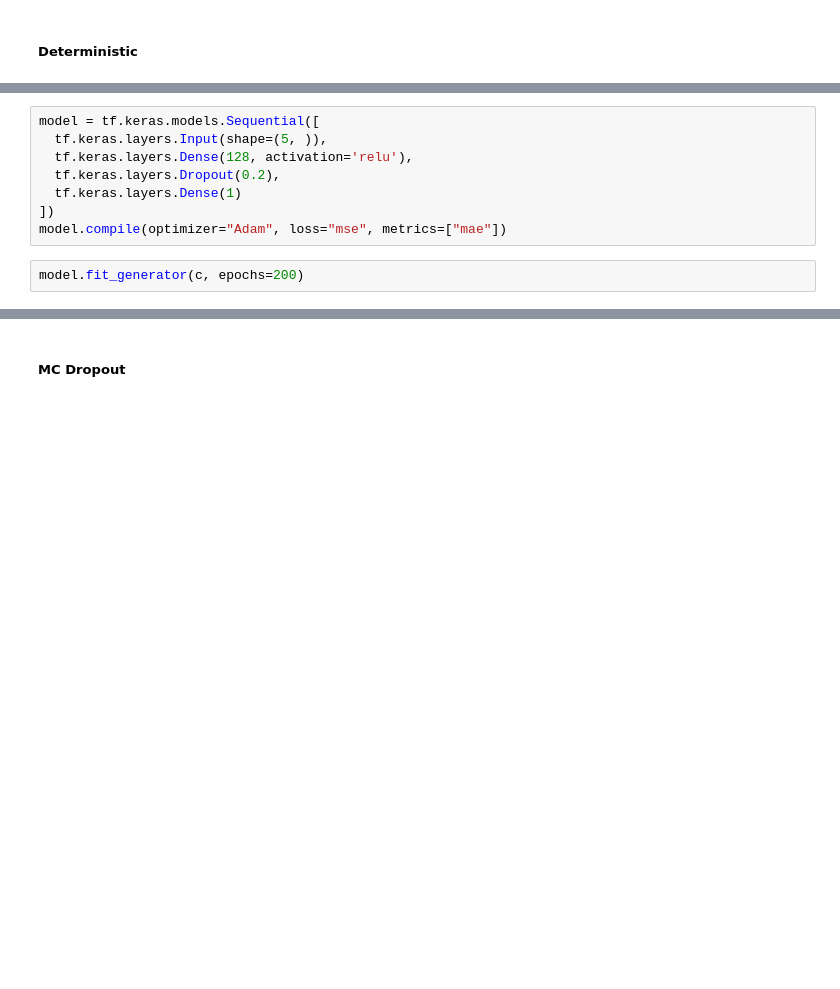
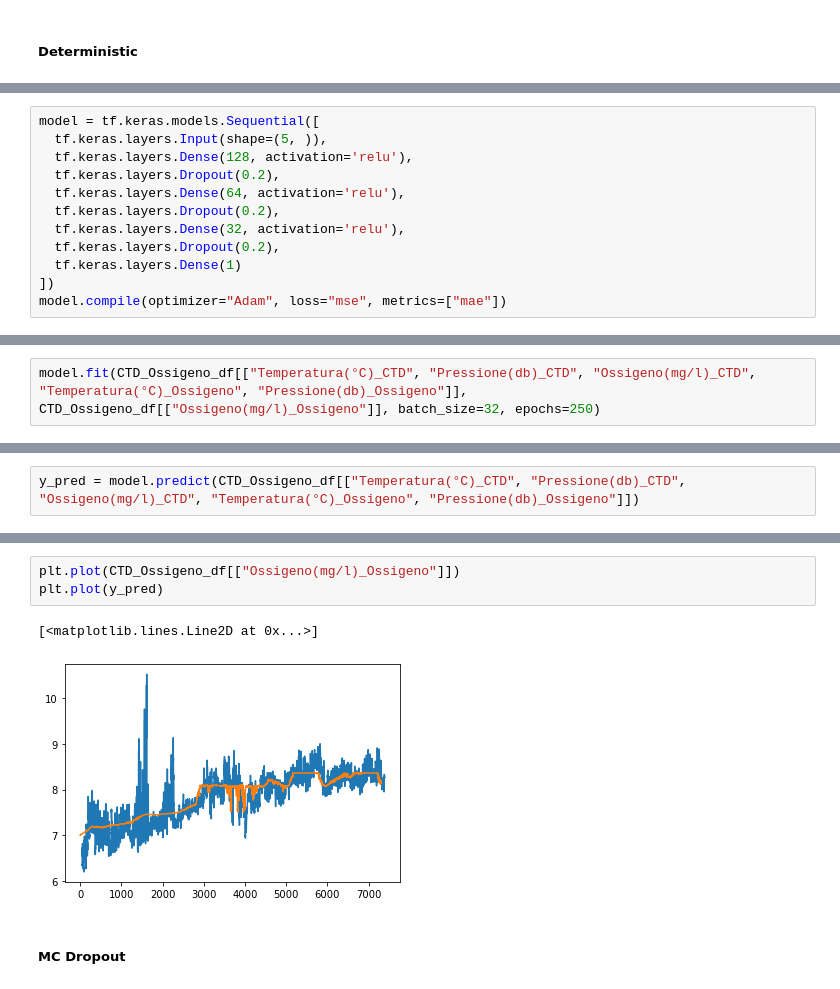
Before and after one commit to Multifaceted/Marine, a Jupyter notebook: Variational with Comments.ipynb, the cells around one changed output, grey strips where cells are left out. Drawn from its saved outputs; the diff is of its cells as text; blank space fills up the shorter version.

```diff
--- a/Variational with Comments.ipynb
+++ b/Variational with Comments.ipynb
@@ -238,8 +285,10 @@ model = tf.keras.models.Sequential([
   tf.keras.layers.Input(shape=(5, )),
   tf.keras.layers.Dense(128, activation='relu'),
   tf.keras.layers.Dropout(0.2),
+  tf.keras.layers.Dense(64, activation='relu'),
+  tf.keras.layers.Dropout(0.2),
+  tf.keras.layers.Dense(32, activation='relu'),
+  tf.keras.layers.Dropout(0.2),
   tf.keras.layers.Dense(1)
 ])
 model.compile(optimizer="Adam", loss="mse", metrics=["mae"])
-# %%
-model.fit_generator(c, epochs=200)
@@ -265,0 +295,2 @@ Epoch 200/200
+# %%
+model.fit(CTD_Ossigeno_df[["Temperatura(°C)_CTD", "Pressione(db)_CTD", "Ossigeno(mg/l)_CTD", "Temperatura(°C)_Ossigeno", "Pressione(db)_Ossigeno"]], CTD_Ossigeno_df[["Ossigeno(mg/l)_Ossigeno"]], batch_size=32, epochs=250)
@@ -265,0 +318,2 @@ Epoch 200/200
+# %%
+y_pred = model.predict(CTD_Ossigeno_df[["Temperatura(°C)_CTD", "Pressione(db)_CTD", "Ossigeno(mg/l)_CTD", "Temperatura(°C)_Ossigeno", "Pressione(db)_Ossigeno"]])
@@ -266,3 +322,9 @@ Epoch 200/200
+# %%
+plt.plot(CTD_Ossigeno_df[["Ossigeno(mg/l)_Ossigeno"]])
+plt.plot(y_pred)
+# %% [output]
+[<matplotlib.lines.Line2D at 0x...>]
+[figure, added]
 # %% [markdown]
 ##### MC Dropout
 # %%
```
Also changed, not shown: parts of 44 cells of this notebook.
